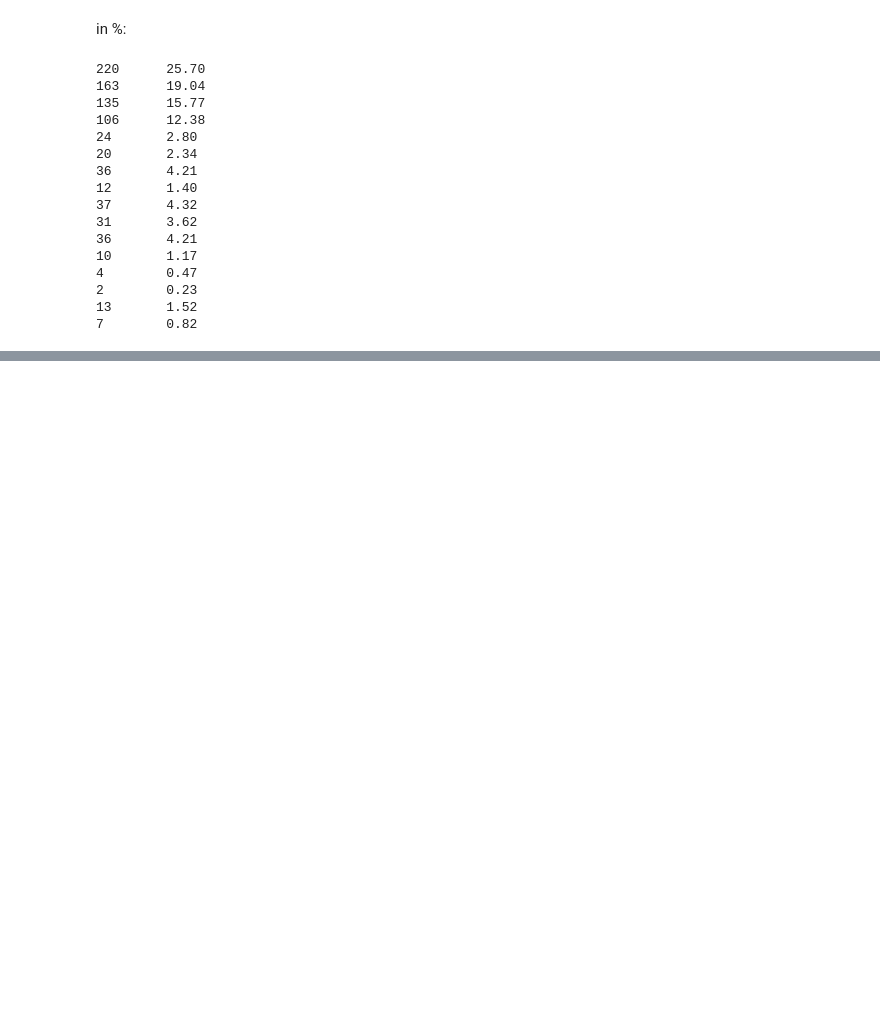
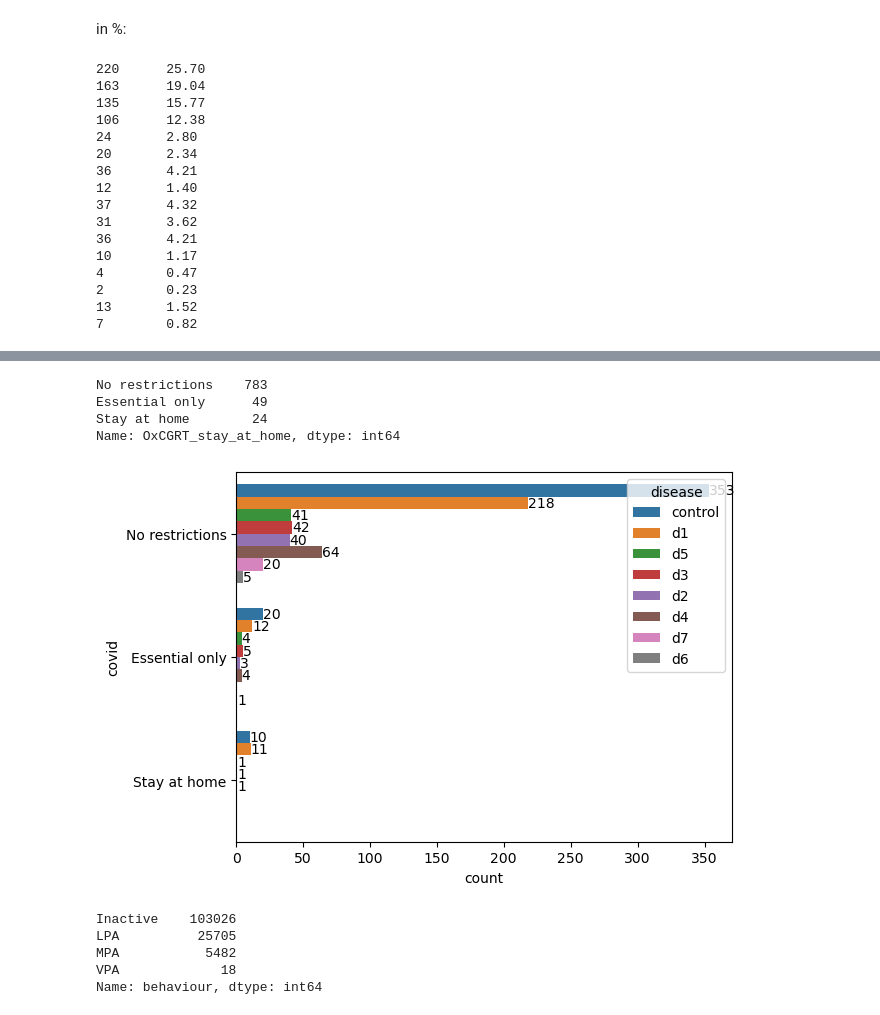
Before and after one commit to mjoeli/csb_project, a Jupyter notebook: regression.ipynb, the cells around one changed output, grey strips where cells are left out. Saved outputs shown, nothing was run; the diff lists cells and outputs as text; code cells hidden in the pictures; blank space fills up the shorter version.

```diff
--- a/regression.ipynb
+++ b/regression.ipynb
@@ -665,0 +707,50 @@ plt.show()
+# %%
+df_stat['OxCGRT_stay_at_home'].value_counts()
+# %% [output]
+No restrictions    783
+Essential only      49
+Stay at home        24
+Name: OxCGRT_stay_at_home, dtype: int64
+# %%
+data = pd.DataFrame({
+    "covid": df_stat["OxCGRT_stay_at_home"],
+    "disease": df_stat["disease"]
+})
+
+plt.figure()
+ax = sns.countplot(data=data, y="covid", hue="disease")
+for container in ax.containers:
+    ax.bar_label(container)
+#ax.set_yticklabels(["No restrictions","Essential only","Stay at home"])
+plt.show()
+# %% [output]
+[figure, added]
+# %%
+'''
+0–39 ENMO = Inactivity, 40–99 = Light activity, 100–399 = Moderate activity and ≥400 ENMO = Vigorous activity
+
+WHO recommendation:
+150 min in MPA per week or
+75 min VPA per week
+'''
+
+LPA_t = 39
+MPA_t = 99
+VPA_t = 399
+
+conditions = [
+    (df["ENMO_hour"] <= LPA_t),
+    (df["ENMO_hour"] > LPA_t) & (df["ENMO_hour"] <= MPA_t),
+    (df["ENMO_hour"] > MPA_t) & (df["ENMO_hour"] <= VPA_t),
+    (df["ENMO_hour"] > VPA_t)
+]
+
+behaviour = ["Inactive", "LPA", "MPA", "VPA"]
+df["behaviour"] = np.select(conditions, behaviour)
+df["behaviour"].value_counts()
+# %% [output]
+Inactive    103026
+LPA          25705
+MPA           5482
+VPA             18
+Name: behaviour, dtype: int64
```
Also changed, not shown: parts of 16 cells of this notebook.
